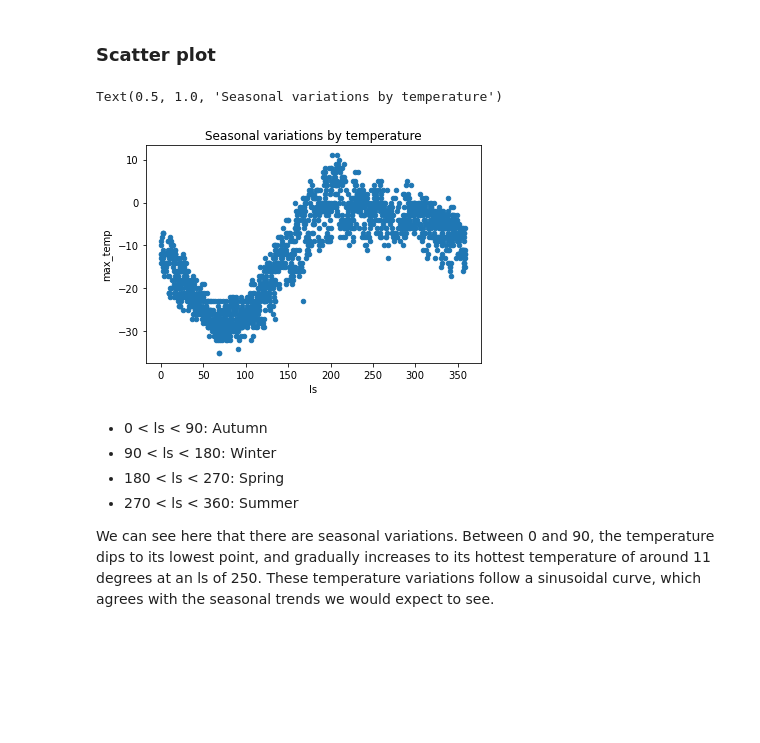
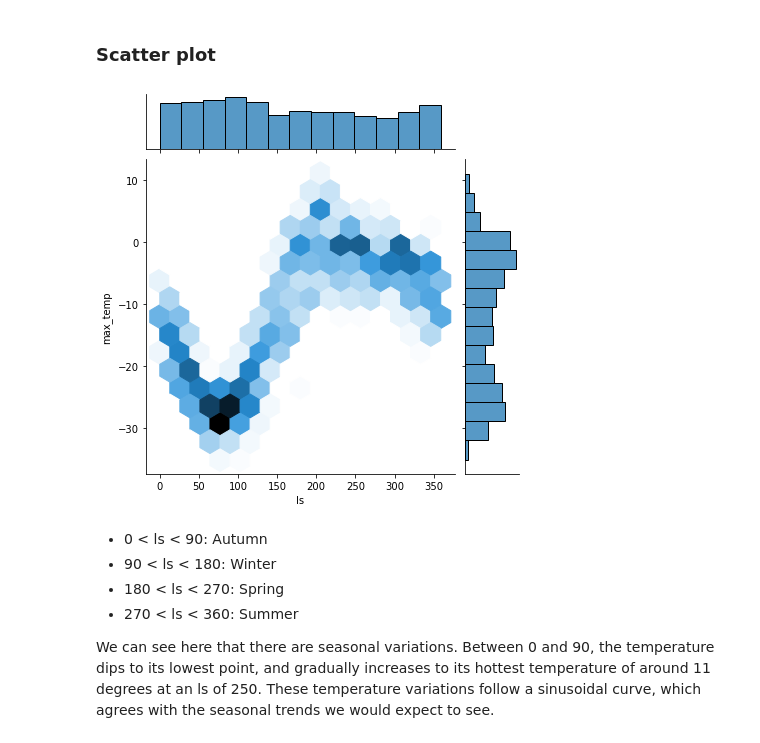
Before and after one commit to data301-2021-winter1/group15-project, a Jupyter notebook: notebooks/group_analysis.ipynb, the cells around one changed output. Saved outputs shown, nothing was run; the diff lists cells and outputs as text; code cells hidden in the pictures; blank space fills up the shorter version.

```diff
--- a/notebooks/group_analysis.ipynb
+++ b/notebooks/group_analysis.ipynb
@@ -67,11 +69,11 @@ We can see there is a positive correlation between ls (Solar Longitude) and the
 # %% [markdown]
 ### Scatter plot
 # %%
-sp = dfp.plot(kind = 'scatter', x= 'ls', y='max_temp')
-sp.set_title('Seasonal variations by temperature')
+sp = sns.jointplot(kind = 'hex', x= 'ls', y='max_temp', data=dfp)
+#sp.set_title('Seasonal variations by temperature')
+sns.despine()
 # %% [output]
-Text(0.5, 1.0, 'Seasonal variations by temperature')
-[figure, old version]
+[figure, new version]
 # %% [markdown]
 - 0 < ls < 90: Autumn
 - 90 < ls < 180: Winter
```
Also changed, not shown: parts of 6 cells of this notebook, 2 other files.
